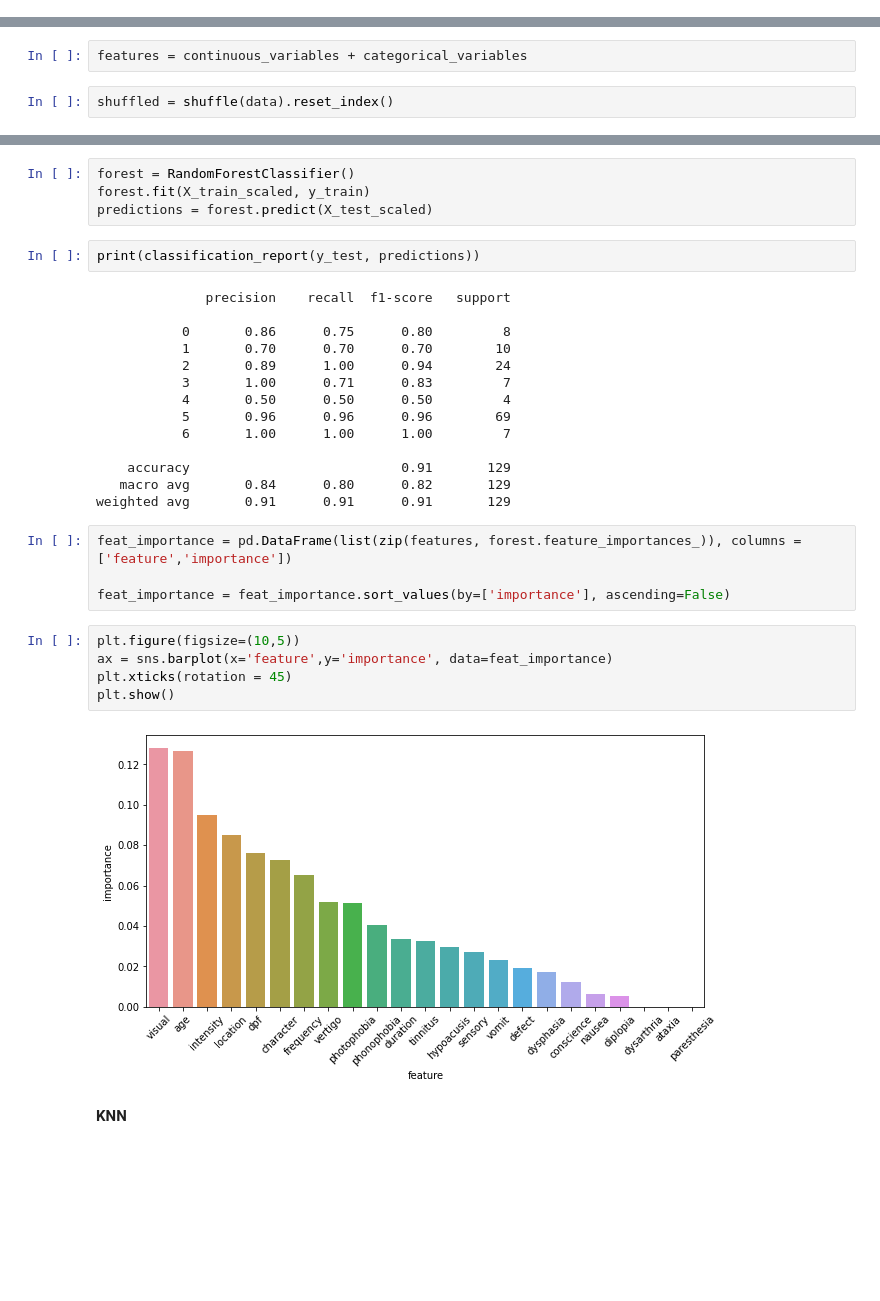
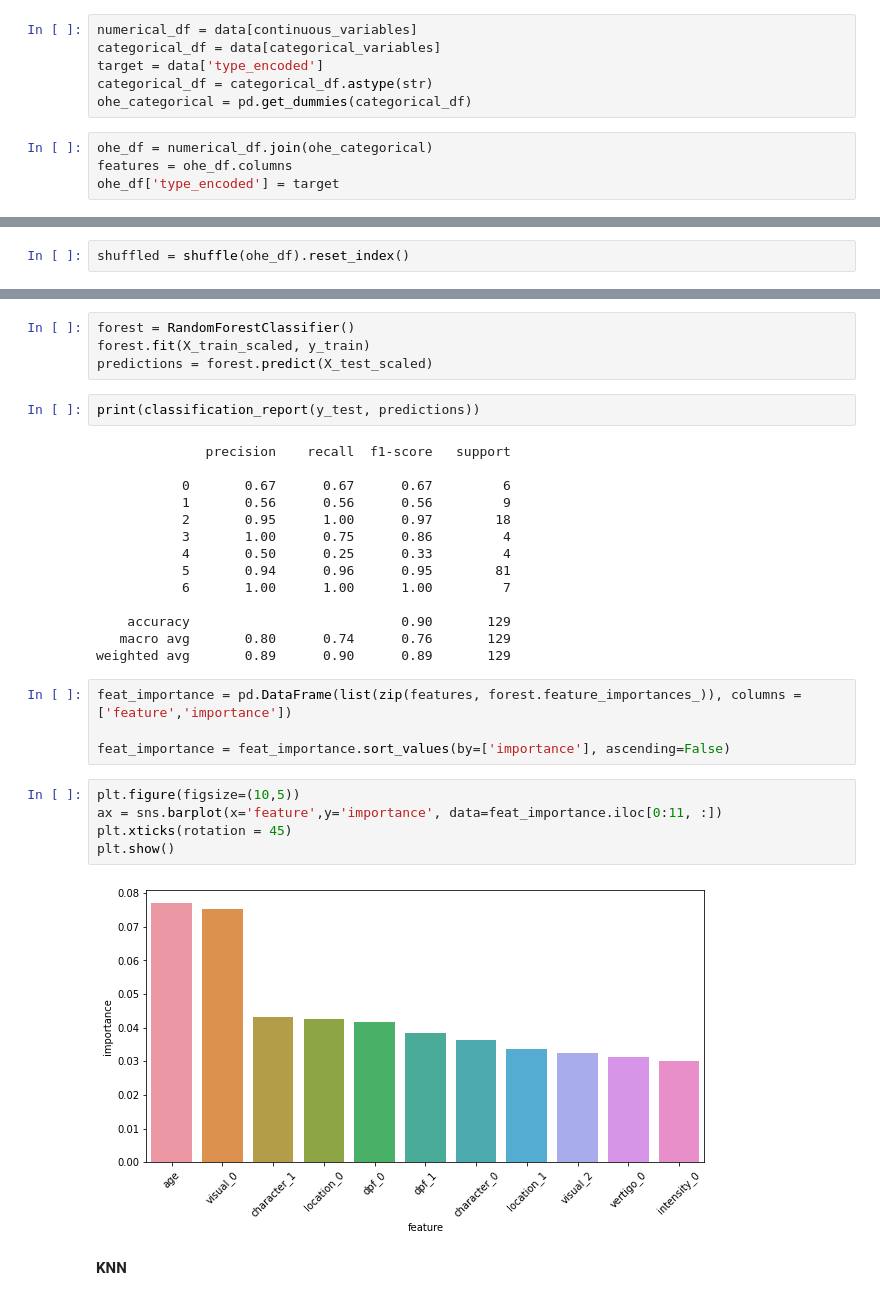
Before and after one commit to man-of-moose/kaggle-migraines, a Jupyter notebook: notebook37c2baa846.ipynb, the cells around one changed output, grey strips where cells are left out. Cells and saved outputs as stored; diff of their text form; blank space fills up the shorter version.

```diff
--- a/notebook37c2baa846.ipynb
+++ b/notebook37c2baa846.ipynb
@@ -209,3 +213,13 @@ skewness has been mitigated
+# %%
+numerical_df = data[continuous_variables]
+categorical_df = data[categorical_variables]
+target = data['type_encoded']
+categorical_df = categorical_df.astype(str)
+ohe_categorical = pd.get_dummies(categorical_df)
+# %%
+ohe_df = numerical_df.join(ohe_categorical)
+features = ohe_df.columns
+ohe_df['type_encoded'] = target
 # %% [markdown]
 **Testing out linear model**
 # %%
@@ -217,7 +231,5 @@ from sklearn.metrics import classification_report, confusion_matrix
-# %%
-features = continuous_variables + categorical_variables
 # %%
-shuffled = shuffle(data).reset_index()
+shuffled = shuffle(ohe_df).reset_index()
 # %%
 test_threshold = int(np.floor(shuffled.shape[0] * .324))
 # %%
@@ -272,28 +284,28 @@ print(classification_report(y_test, predictions))
 # %% [output]
               precision    recall  f1-score   support
 
-           0       0.86      0.75      0.80         8
-           1       0.70      0.70      0.70        10
-           2       0.89      1.00      0.94        24
-           3       1.00      0.71      0.83         7
-           4       0.50      0.50      0.50         4
-           5       0.96      0.96      0.96        69
+           0       0.67      0.67      0.67         6
+           1       0.56      0.56      0.56         9
+           2       0.95      1.00      0.97        18
+           3       1.00      0.75      0.86         4
+           4       0.50      0.25      0.33         4
+           5       0.94      0.96      0.95        81
            6       1.00      1.00      1.00         7
 
-    accuracy                           0.91       129
-   macro avg       0.84      0.80      0.82       129
-weighted avg       0.91      0.91      0.91       129
+    accuracy                           0.90       129
+   macro avg       0.80      0.74      0.76       129
+weighted avg       0.89      0.90      0.89       129
 # %%
 feat_importance = pd.DataFrame(list(zip(features, forest.feature_importances_)), columns = ['feature','importance'])
 
 feat_importance = feat_importance.sort_values(by=['importance'], ascending=False)
 # %%
 plt.figure(figsize=(10,5))
-ax = sns.barplot(x='feature',y='importance', data=feat_importance)
+ax = sns.barplot(x='feature',y='importance', data=feat_importance.iloc[0:11, :])
 plt.xticks(rotation = 45)
 plt.show()
 # %% [output]
-[figure, old version]
+[figure, new version]
 # %% [markdown]
 **KNN**
 # %%
```
Also changed, not shown: parts of 11 cells of this notebook.
